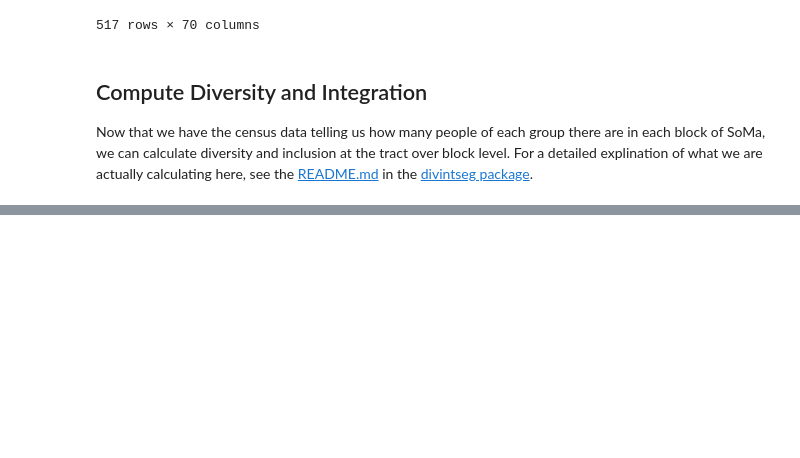
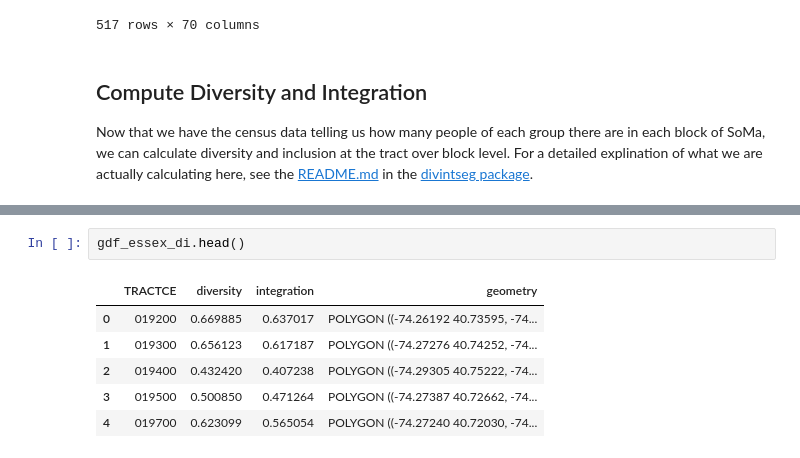
Before and after one commit to censusdis/censusdis, a Jupyter notebook: notebooks/SoMa DIS Demo.ipynb, the cells around one changed output, grey strips where cells are left out. Cells and saved outputs as stored; diff of their text form; blank space fills up the shorter version.

```diff
--- a/notebooks/SoMa DIS Demo.ipynb
+++ b/notebooks/SoMa DIS Demo.ipynb
@@ -210,0 +277,9 @@ dis.di(df_soma, by='TRACT', over='BLOCK', drop_non_numeric=True)
+# %%
+gdf_essex_di.head()
+# %% [output]
+|  | TRACTCE | diversity | integration | geometry |
+| 0 | 019200 | 0.669885 | 0.637017 | POLYGON ((-74.26192 40.73595, -74... |
+| 1 | 019300 | 0.656123 | 0.617187 | POLYGON ((-74.27276 40.74252, -74... |
+| 2 | 019400 | 0.432420 | 0.407238 | POLYGON ((-74.29305 40.75222, -74... |
+| 3 | 019500 | 0.500850 | 0.471264 | POLYGON ((-74.27387 40.72662, -74... |
+| 4 | 019700 | 0.623099 | 0.565054 | POLYGON ((-74.27240 40.72030, -74... |
```
Also changed, not shown: parts of 13 cells of this notebook.
